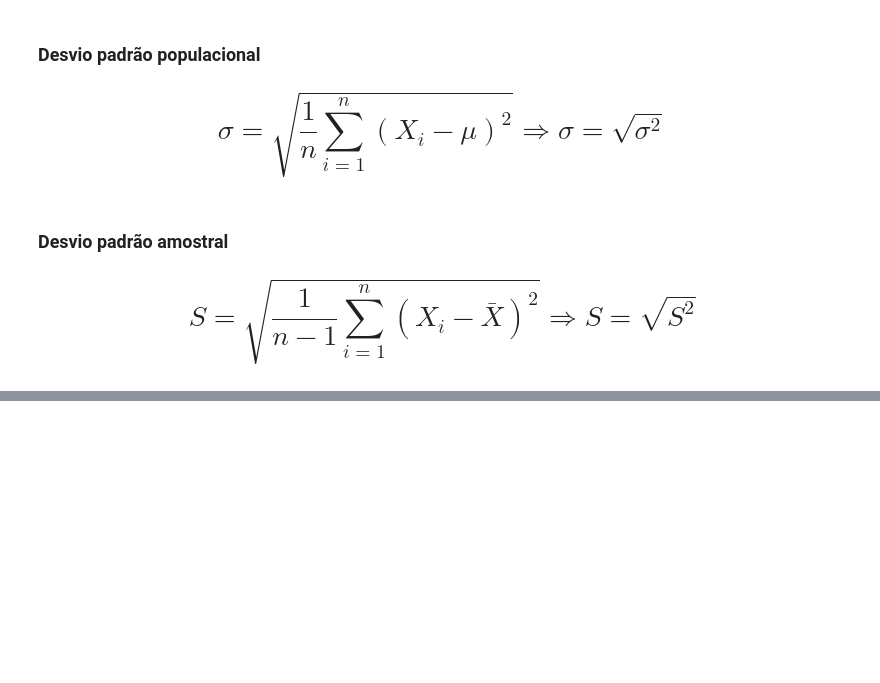
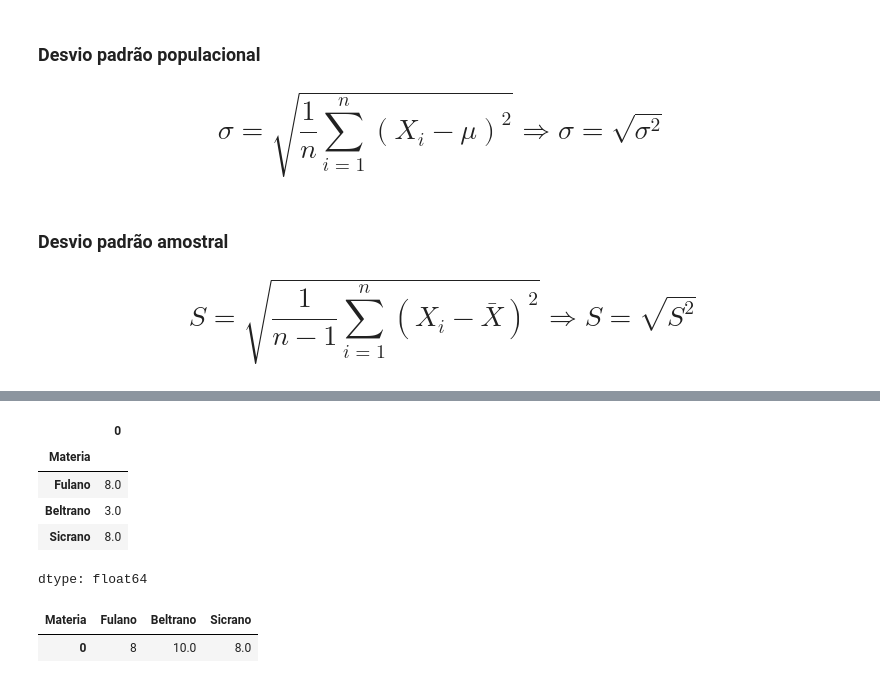
Before and after one commit to WevertoonDev/Estudos, a Jupyter notebook: Curso_de_Estatística_Parte_1.ipynb, the cells around one changed output, grey strips where cells are left out. Drawn from its saved outputs; the diff is of its cells as text; code cells hidden in the pictures; blank space fills up the shorter version.

```diff
--- a/Curso_de_Estatística_Parte_1.ipynb
+++ b/Curso_de_Estatística_Parte_1.ipynb
@@ -1344,0 +1374,14 @@ Uma das restrições da variância é o fato de fornecer medidas em quadrados da
+# %%
+df.median()
+# %% [output]
+|  | 0 |
+| Materia |  |
+| Fulano | 8.0 |
+| Beltrano | 3.0 |
+| Sicrano | 8.0 |
+dtype: float64
+# %%
+df.mode()
+# %% [output]
+| Materia | Fulano | Beltrano | Sicrano |
+| 0 | 8 | 10.0 | 8.0 |
```
Also changed, not shown: parts of 8 cells of this notebook.
